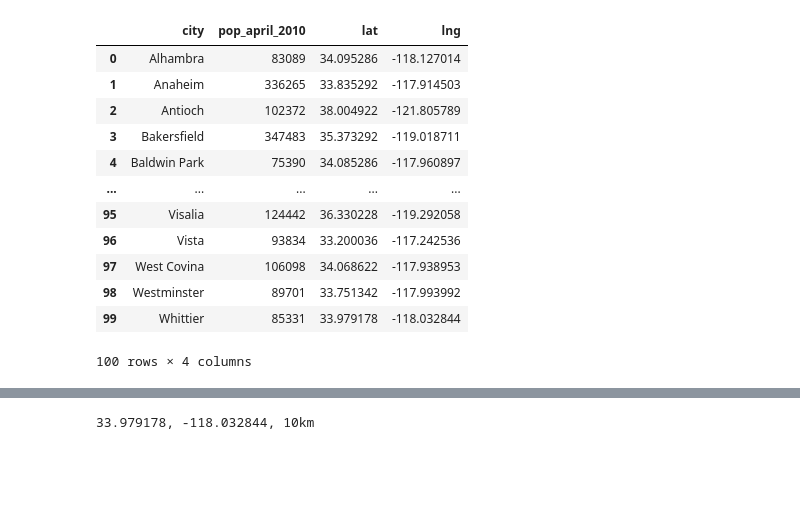
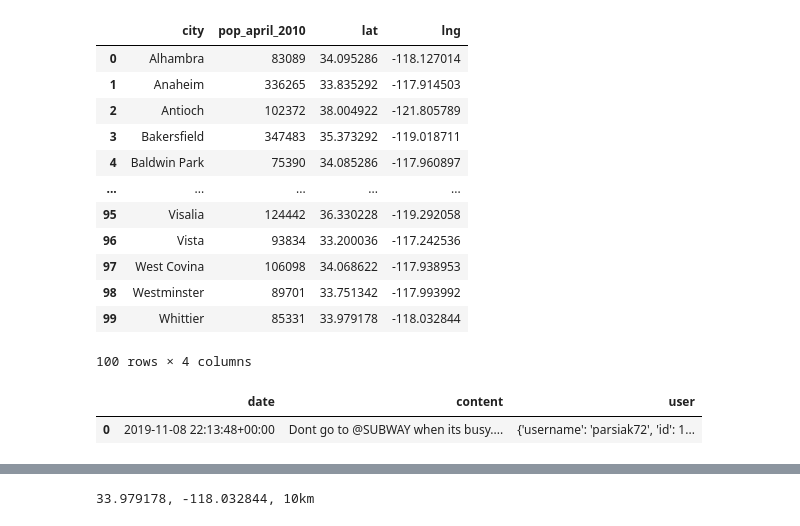
Before and after one commit to Jordan-0618/SuperPyMe, a Jupyter notebook: Greg's Workspace/twitter_scraping-subway.ipynb, the cells around one changed output, grey strips where cells are left out. Saved outputs shown, nothing was run; the diff lists cells and outputs as text; code cells hidden in the pictures; blank space fills up the shorter version.

```diff
--- a/Greg's Workspace/twitter_scraping-subway.ipynb
+++ b/Greg's Workspace/twitter_scraping-subway.ipynb
@@ -139,3 +144,8 @@ final_city_df
+# %%
+df_test
+# %% [output]
+|  | date | content | user |
+| 0 | 2019-11-08 22:13:48+00:00 | Dont go to @SUBWAY when its busy.... | {'username': 'parsiak72', 'id': 1... |
 # %%
 final_city_len = final_city_df['lat'].count()
 # %%
```
Also changed, not shown: parts of 11 cells of this notebook, 3 other files.
